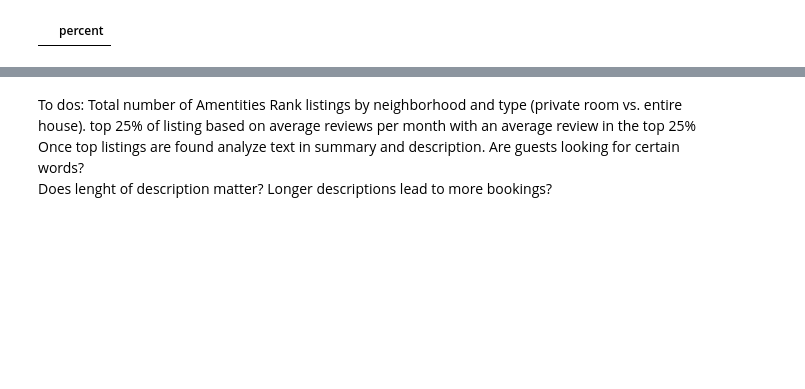
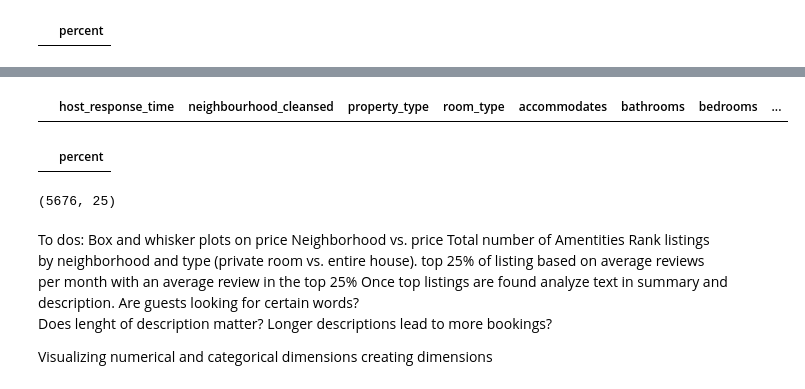
Before and after one commit to CraigBentzen/Airbnb_Capstone, a Jupyter notebook: Data_Wrangling/Data_Wrangling.ipynb, the cells around one changed output, grey strips where cells are left out. Saved outputs shown, nothing was run; the diff lists cells and outputs as text; code cells hidden in the pictures; blank space fills up the shorter version.

```diff
--- a/Data_Wrangling/Data_Wrangling.ipynb
+++ b/Data_Wrangling/Data_Wrangling.ipynb
@@ -301,0 +390,26 @@ df_combined.head()
+# %%
+drop_list = ['price_per_accomodation', 'neigh_price_acc_avg', 'neighborhood_avg' ]
+# %%
+df = df.drop(drop_list, axis=1)
+# %%
+df = df.drop(to_drop, axis=1)
+# %%
+index_names = df[ df['price'] <= 10 ].index
+
+# drop these row indexes
+# from dataFrame
+df.drop(index_names, inplace = True)
+# %%
+df.loc[df['price'] <= 10]
+# %% [output]
+|  | host_response_time | neighbourhood_cleansed | property_type | room_type | accommodates | bathrooms | bedrooms | ... |
+# %%
+nas=pd.DataFrame(df.isnull().sum().sort_values(ascending=False)/len(df),columns = ['percent'])
+pos = nas['percent'] > 0
+nas[pos]
+# %% [output]
+|  | percent |
+# %%
+df.shape
+# %% [output]
+(5676, 25)
@@ -302,7 +419,12 @@ df_combined.head()
 # %% [markdown]
 
 To dos:
+Box and whisker plots on price
+Neighborhood vs. price
 Total number of Amentities
 Rank listings by neighborhood and type (private room vs. entire house).  top 25% of listing based on average reviews per month with an average review in the top 25%
 Once top listings are found analyze text in summary and description.  Are guests looking for certain words?
 Does lenght of description matter?  Longer descriptions lead to more bookings?
+
+Visualizing numerical and categorical dimensions
+creating dimensions
```
Also changed, not shown: parts of 69 cells of this notebook.
